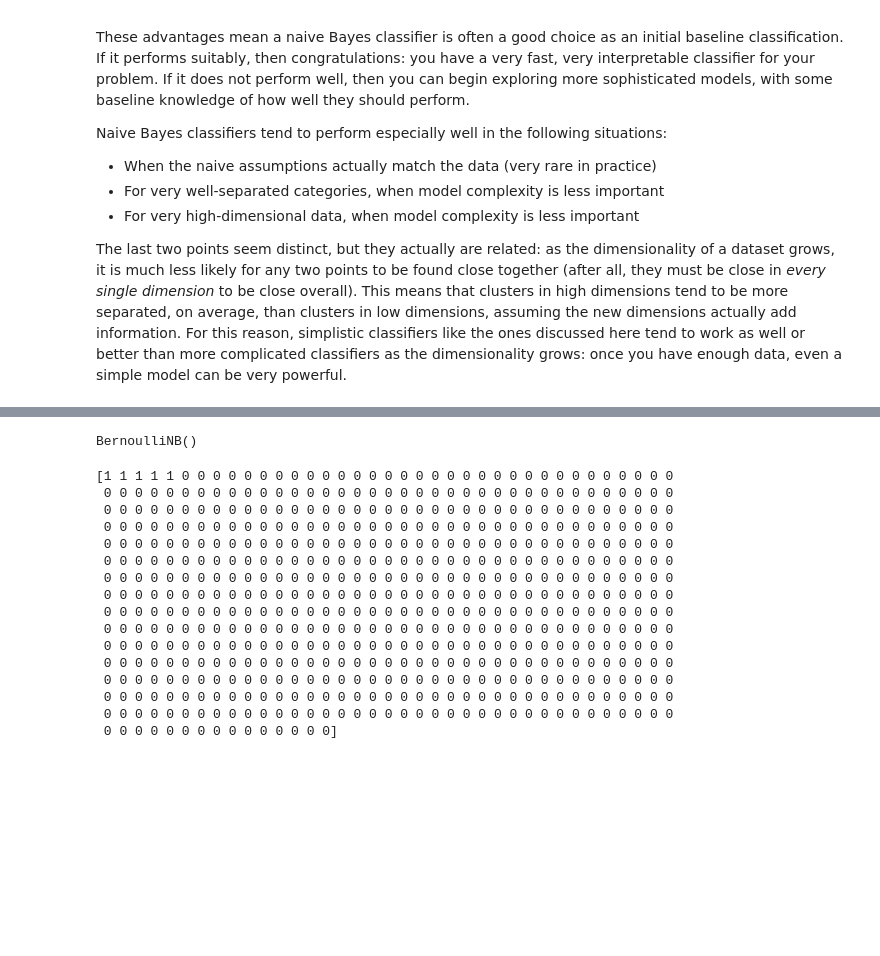
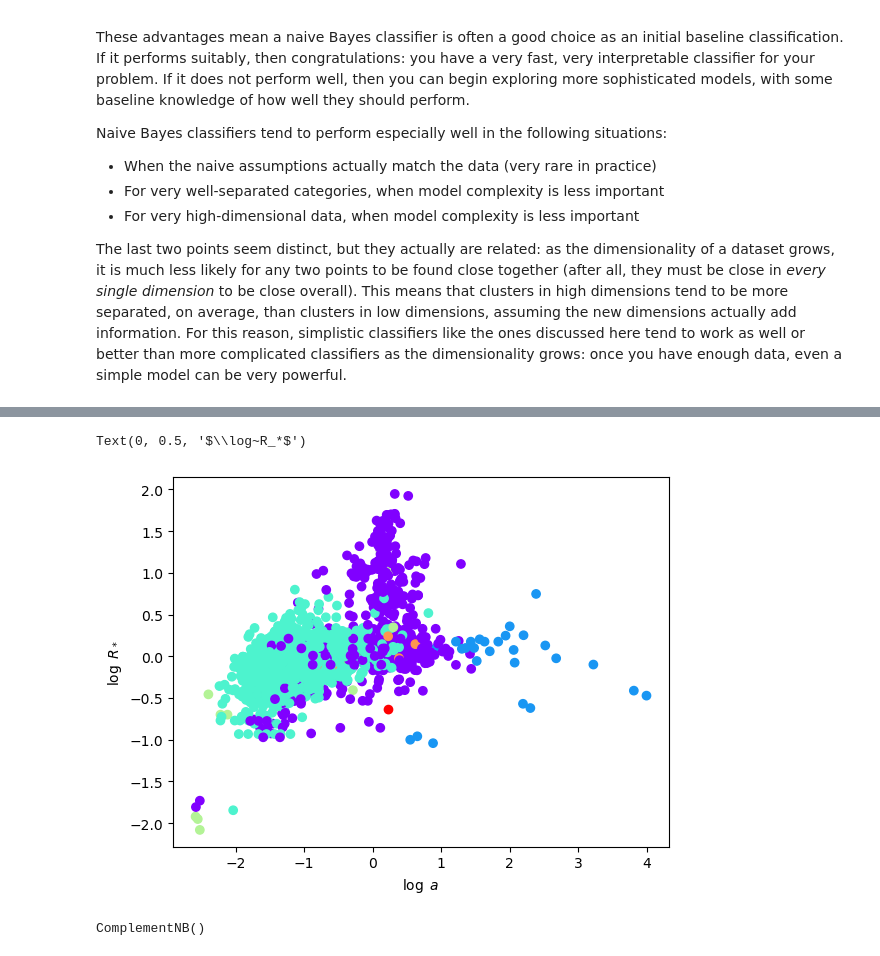
Before and after one commit to MIBRivera/Comp-Astrobio, a Jupyter notebook: Tutorial-NaiveBayes/Tutorial_NaiveBayes.ipynb, the cells around one changed output, grey strips where cells are left out. Drawn from its saved outputs; the diff is of its cells as text; code cells hidden in the pictures; blank space fills up the shorter version.

```diff
--- a/Tutorial-NaiveBayes/Tutorial_NaiveBayes.ipynb
+++ b/Tutorial-NaiveBayes/Tutorial_NaiveBayes.ipynb
@@ -270,0 +321,11 @@ x_test = normalize(x_test)
+# %%
+from sklearn.preprocessing import StandardScaler, normalize, MinMaxScaler
+
+predictors = ["semi_major_axis", "star_radius"]
+
+# gathering the necessary columns
+exocat = exocat[np.isfinite(exocat[predictors]).all(1)]
+x = exocat[predictors]
+y = exocat[["detection_type"]]
+
+logx = np.log10(x)
@@ -270,0 +348,3 @@ x_test = normalize(x_test)
+# %%
+codes, uniques = pd.factorize(y.values.ravel())
+print(uniques)
@@ -271,3 +364,13 @@ x_test = normalize(x_test)
+# %%
+plt.scatter(logx.values[:,0], logx.values[:,1], c=codes, cmap='rainbow')
+# plt.xscale('log')
+# plt.yscale('log')
+plt.xlabel(r'$\log~a$')
+plt.ylabel(r'$\log~R_*$')
+# plt.legend()
+# %% [output]
+Text(0, 0.5, '$\\log~R_*$')
+[figure, added]
 # %%
 from scipy import ndimage
 
@@ -286,28 +393,7 @@ x_test = mm_scaler.fit_transform(x_test)
 # %%
-from sklearn.naive_bayes import BernoulliNB
+from sklearn.naive_bayes import ComplementNB
 
-model = BernoulliNB()
-model.fit(x_train, y_train)
+model = ComplementNB()
+model.fit(train_logx, train_y.values.ravel())
 # %% [output]
-BernoulliNB()
+ComplementNB()
-# %%
-label_test = model.predict(x_test)
-print(y_test.values.T)
-# print(label_test.sum())
-# %% [output]
-[1 1 1 1 1 0 0 0 0 0 0 0 0 0 0 0 0 0 0 0 0 0 0 0 0 0 0 0 0 0 0 0 0 0 0 0 0
- 0 0 0 0 0 0 0 0 0 0 0 0 0 0 0 0 0 0 0 0 0 0 0 0 0 0 0 0 0 0 0 0 0 0 0 0 0
- 0 0 0 0 0 0 0 0 0 0 0 0 0 0 0 0 0 0 0 0 0 0 0 0 0 0 0 0 0 0 0 0 0 0 0 0 0
- 0 0 0 0 0 0 0 0 0 0 0 0 0 0 0 0 0 0 0 0 0 0 0 0 0 0 0 0 0 0 0 0 0 0 0 0 0
- 0 0 0 0 0 0 0 0 0 0 0 0 0 0 0 0 0 0 0 0 0 0 0 0 0 0 0 0 0 0 0 0 0 0 0 0 0
- 0 0 0 0 0 0 0 0 0 0 0 0 0 0 0 0 0 0 0 0 0 0 0 0 0 0 0 0 0 0 0 0 0 0 0 0 0
- 0 0 0 0 0 0 0 0 0 0 0 0 0 0 0 0 0 0 0 0 0 0 0 0 0 0 0 0 0 0 0 0 0 0 0 0 0
- 0 0 0 0 0 0 0 0 0 0 0 0 0 0 0 0 0 0 0 0 0 0 0 0 0 0 0 0 0 0 0 0 0 0 0 0 0
- 0 0 0 0 0 0 0 0 0 0 0 0 0 0 0 0 0 0 0 0 0 0 0 0 0 0 0 0 0 0 0 0 0 0 0 0 0
- 0 0 0 0 0 0 0 0 0 0 0 0 0 0 0 0 0 0 0 0 0 0 0 0 0 0 0 0 0 0 0 0 0 0 0 0 0
- 0 0 0 0 0 0 0 0 0 0 0 0 0 0 0 0 0 0 0 0 0 0 0 0 0 0 0 0 0 0 0 0 0 0 0 0 0
- 0 0 0 0 0 0 0 0 0 0 0 0 0 0 0 0 0 0 0 0 0 0 0 0 0 0 0 0 0 0 0 0 0 0 0 0 0
- 0 0 0 0 0 0 0 0 0 0 0 0 0 0 0 0 0 0 0 0 0 0 0 0 0 0 0 0 0 0 0 0 0 0 0 0 0
- 0 0 0 0 0 0 0 0 0 0 0 0 0 0 0 0 0 0 0 0 0 0 0 0 0 0 0 0 0 0 0 0 0 0 0 0 0
- 0 0 0 0 0 0 0 0 0 0 0 0 0 0 0 0 0 0 0 0 0 0 0 0 0 0 0 0 0 0 0 0 0 0 0 0 0
- 0 0 0 0 0 0 0 0 0 0 0 0 0 0 0]
```
Also changed, not shown: parts of 27 cells of this notebook, 1 other file.
